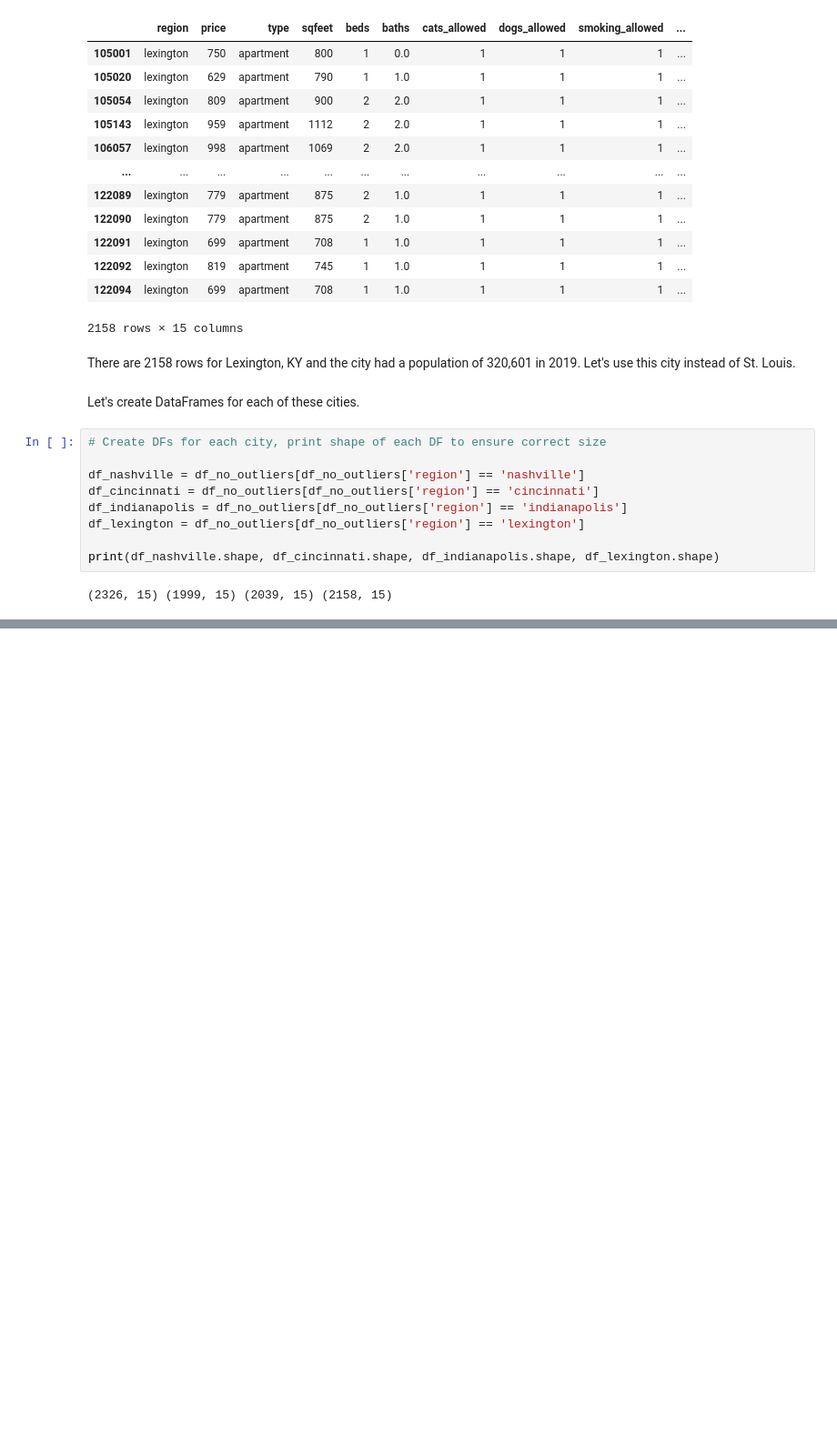
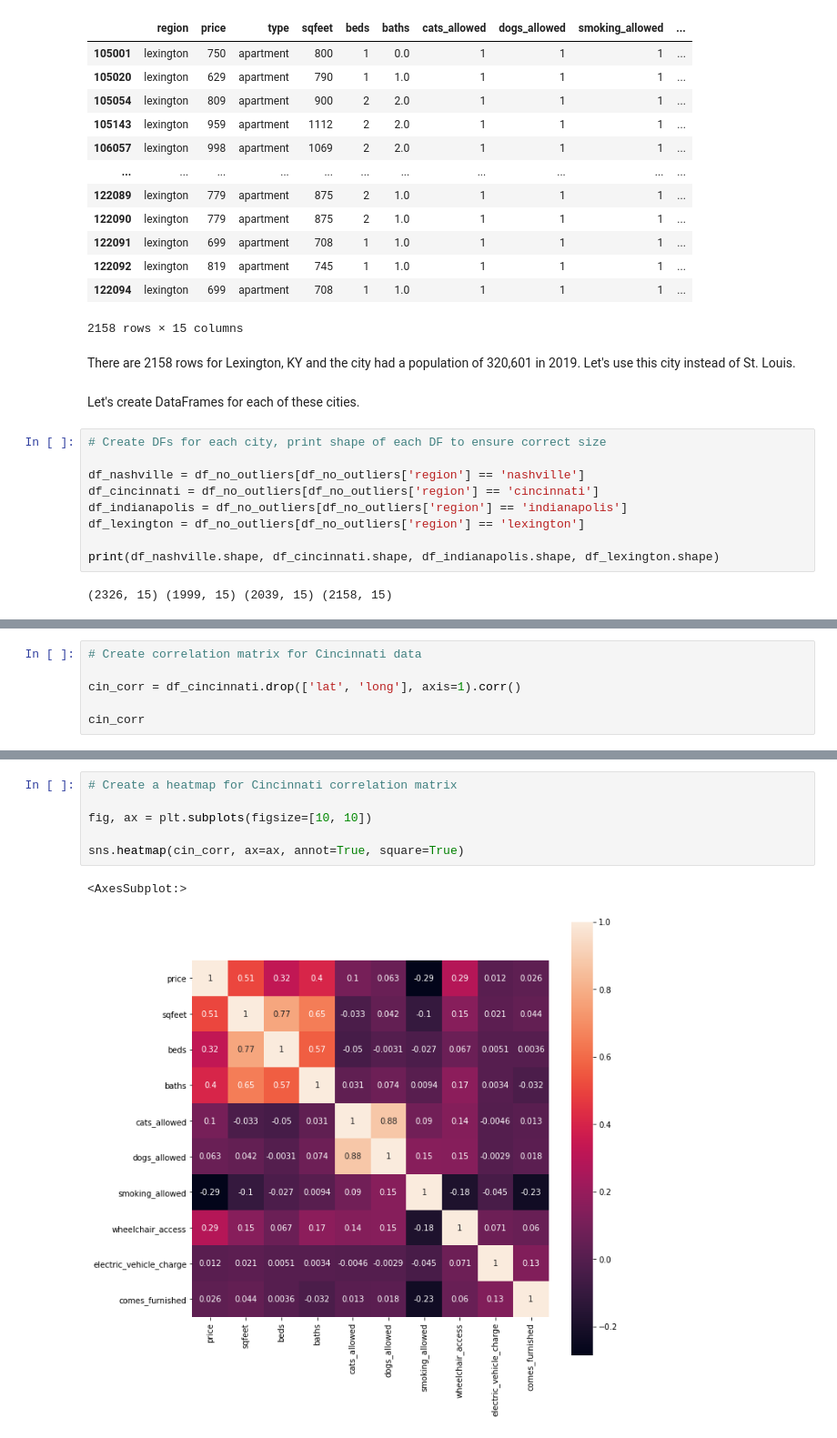
Before and after one commit to moferg/usa-housing-analysis, a Jupyter notebook: usa_housing_analysis.ipynb, the cells around one changed output, grey strips where cells are left out. Shown at 91% size. Cells and saved outputs as stored; diff of their text form; blank space fills up the shorter version.

```diff
--- a/usa_housing_analysis.ipynb
+++ b/usa_housing_analysis.ipynb
@@ -676,0 +722,6 @@ print(df_nashville.shape, df_cincinnati.shape, df_indianapolis.shape, df_lexingt
+# %%
+# Create correlation matrix for Cincinnati data
+
+cin_corr = df_cincinnati.drop(['lat', 'long'], axis=1).corr()
+
+cin_corr
@@ -676,0 +740,9 @@ print(df_nashville.shape, df_cincinnati.shape, df_indianapolis.shape, df_lexingt
+# %%
+# Create a heatmap for Cincinnati correlation matrix
+
+fig, ax = plt.subplots(figsize=[10, 10])
+
+sns.heatmap(cin_corr, ax=ax, annot=True, square=True)
+# %% [output]
+<AxesSubplot:>
+[figure, added]
```
Also changed, not shown: parts of 11 cells of this notebook.
